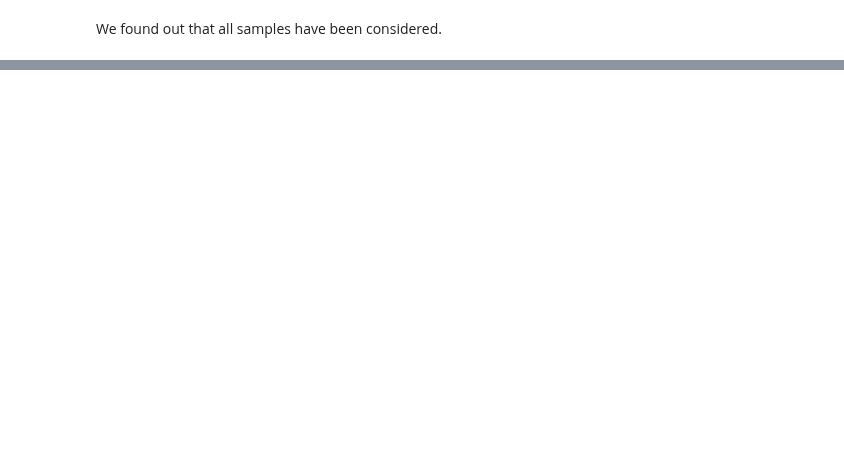
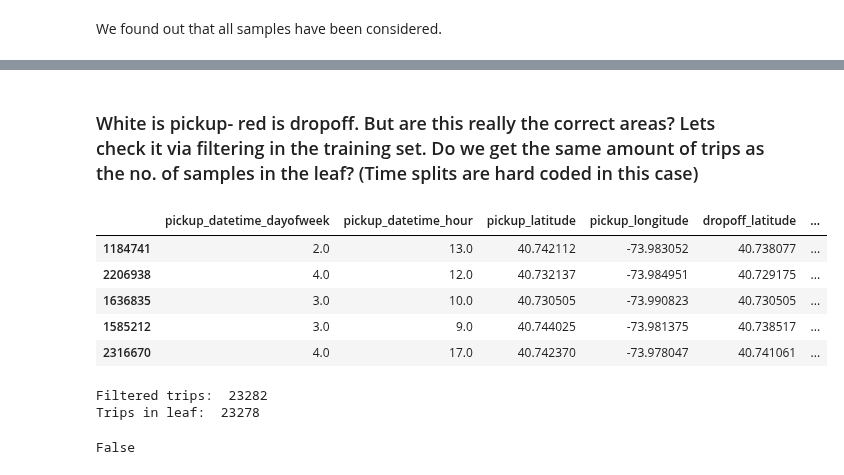
Before and after one commit to nikhase/nyc-taxi, a Jupyter notebook: weeklyAnalysis.ipynb, the cells around one changed output, grey strips where cells are left out. Saved outputs shown, nothing was run; the diff lists cells and outputs as text; code cells hidden in the pictures; blank space fills up the shorter version.

Commit message:
Taxi pipeline is final! Added new features: Extraction of a leaf-specific branch and integration of gmaps!

```diff
--- a/weeklyAnalysis.ipynb
+++ b/weeklyAnalysis.ipynb
@@ -2314,0 +1191,4 @@ plt.hold(False)
+# %%
+splitsdf = pd.DataFrame(branch_to_leaf).transpose()
+splitsdf.columns = ['features', 'leq', 'value']
+splitsdf
@@ -2314,0 +1215,3 @@ plt.hold(False)
+# %%
+splitstats = splitsdf.groupby(['features','leq'])
+splitstats.groups
@@ -2314,0 +1256,12 @@ plt.hold(False)
+# %%
+area_coords = dict()
+area_coords['dropoff_upper_left'] = [splitstats.get_group(('dropoff_latitude', True)).iloc[0].value,
+                  splitstats.get_group(('dropoff_longitude', False)).iloc[0].value]
+area_coords['dropoff_lower_right']  = [splitstats.get_group(('dropoff_latitude',False)).iloc[0].value,
+                                      splitstats.get_group(('dropoff_longitude',True)).iloc[0].value]
+area_coords['pickup_upper_left']  = [splitstats.get_group(('pickup_latitude',True)).iloc[0].value,
+                  splitstats.get_group(('pickup_longitude',False)).iloc[0].value]
+area_coords['pickup_lower_right']  = [splitstats.get_group(('pickup_latitude',False)).iloc[0].value,
+                                     splitstats.get_group(('pickup_longitude',True)).iloc[0].value]
+
+area_coords
@@ -2314,0 +1310,32 @@ plt.hold(False)
+# %% [markdown]
+### White is pickup- red is dropoff. But are this really the correct areas? Lets check it via filtering in the training set. Do we get the same amount of trips as the no. of samples in the leaf? (Time splits are hard coded in this case)
+# %%
+trips_of_leaf = x_train.loc[(x_train['dropoff_latitude'] > area_coords['dropoff_lower_right'][0]) &
+                       (x_train['dropoff_longitude'] < area_coords['dropoff_lower_right'][1]) &
+                       (x_train['dropoff_latitude'] < area_coords['dropoff_upper_left'][0]) &
+                       (x_train['dropoff_longitude'] > area_coords['dropoff_upper_left'][1]) &
+                       (x_train['pickup_latitude'] > area_coords['pickup_lower_right'][0]) &
+                       (x_train['pickup_longitude'] < area_coords['pickup_lower_right'][1]) &
+                       (x_train['pickup_latitude'] < area_coords['pickup_upper_left'][0]) &
+                       (x_train['pickup_longitude'] > area_coords['pickup_upper_left'][1]) &
+                       (x_train['pickup_datetime_dayofweek'] < 4.5) &
+                       (x_train['pickup_datetime_hour'] < 18.5) &
+                       (x_train['pickup_datetime_hour'] > 7.5)
+                       ]
+# %%
+trips_of_leaf.head()
+# %% [output]
+|  | pickup_datetime_dayofweek | pickup_datetime_hour | pickup_latitude | pickup_longitude | dropoff_latitude | ... |
+| 1184741 | 2.0 | 13.0 | 40.742112 | -73.983052 | 40.738077 | ... |
+| 2206938 | 4.0 | 12.0 | 40.732137 | -73.984951 | 40.729175 | ... |
+| 1636835 | 3.0 | 10.0 | 40.730505 | -73.990823 | 40.730505 | ... |
+| 1585212 | 3.0 | 9.0 | 40.744025 | -73.981375 | 40.738517 | ... |
+| 2316670 | 4.0 | 17.0 | 40.742370 | -73.978047 | 40.741061 | ... |
+# %%
+print('Filtered trips: ', len(trips_of_leaf))
+print('Trips in leaf: ', max_leaf[1])
+len(trips_of_leaf) == max_leaf[1]
+# %% [output]
+Filtered trips:  23282
+Trips in leaf:  23278
+False
```
Also changed, not shown: parts of 167 cells of this notebook.
